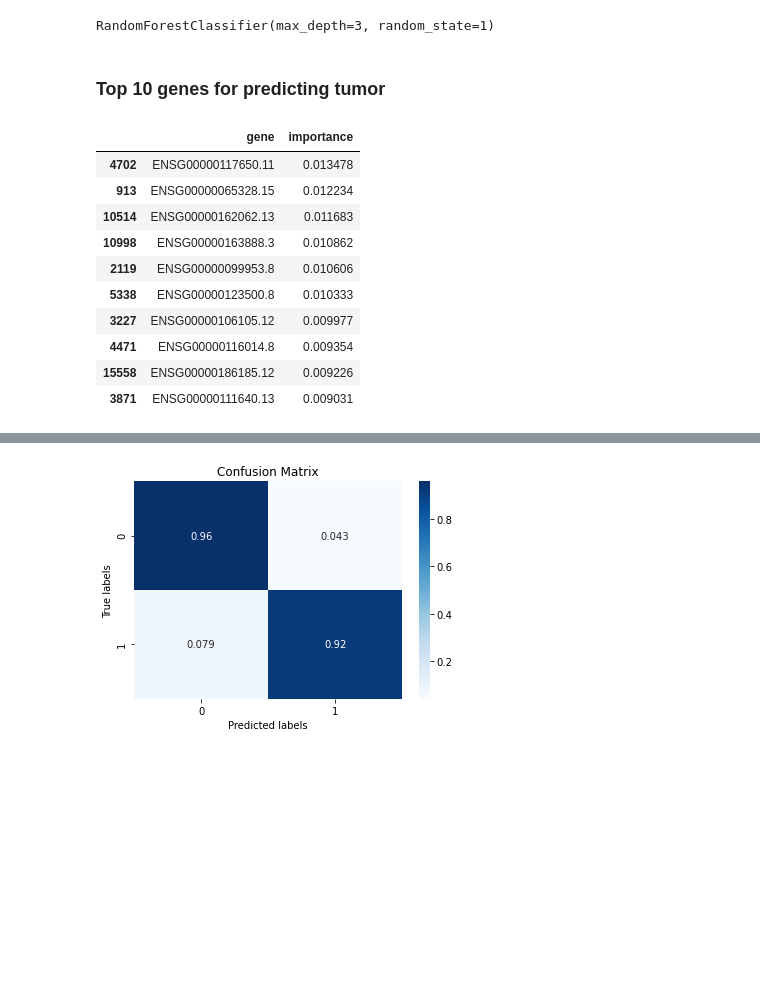
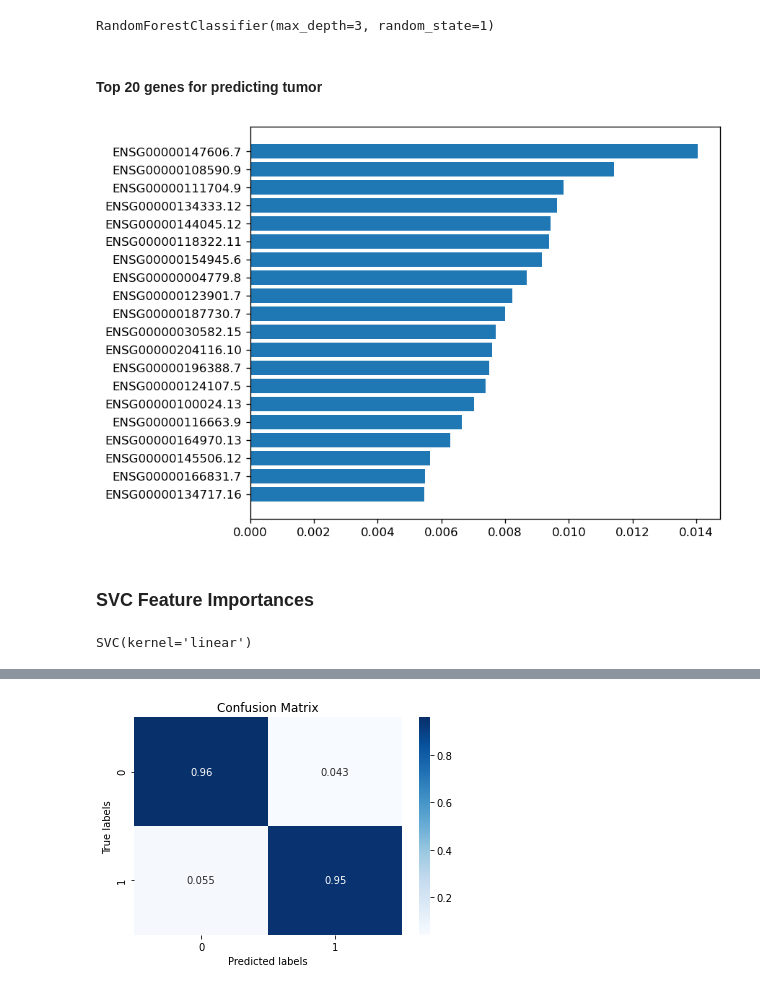
Before and after one commit to egemenpamukcu/ml-in-medicine, a Jupyter notebook: hw3/predicting-tumor.ipynb, the cells around one changed output, grey strips where cells are left out. Drawn from its saved outputs; the diff is of its cells as text; code cells hidden in the pictures; blank space fills up the shorter version.

```diff
--- a/hw3/predicting-tumor.ipynb
+++ b/hw3/predicting-tumor.ipynb
@@ -77,3 +67,15 @@ UFuncTypeError: ufunc 'multiply' did not contain a loop with signature matching
+# %%
+X_all_train, X_all_test, y_all_train, y_all_test = train_test_split(X_all, y_all,
+                                                    test_size=.25, random_state=1)
+# %%
+scaler_coding = StandardScaler()
+scaler_all = StandardScaler()
+
+X_coding_train = scaler_coding.fit_transform(X_coding_train)
+X_coding_test = scaler_coding.transform(X_coding_test)
+
+X_all_train = scaler_all.fit_transform(X_all_train)
+X_all_test = scaler_all.transform(X_all_test)
 # %% [markdown]
 # Classification
 # %% [markdown]
@@ -323,5 +324,5 @@ X_train, X_test, y_train, y_test = train_test_split(X_coding, y_coding,
 # %%
-rf.fit(X_train, y_train)
+rf.fit(X_all_train, y_all_train)
 # %% [output]
 RandomForestClassifier(max_depth=3, random_state=1)
 # %%
@@ -331,18 +332,18 @@ feature_names = list(nt_coding.columns[1:])
 # %%
 importance_df = pd.DataFrame(zip(feature_names, importances), columns=['gene', 'importance'])
 # %% [markdown]
-### Top 10 genes for predicting tumor
+#### Top 20 genes for predicting tumor
 # %%
-importance_df.sort_values('importance', ascending=False).head(10)
+top_20_rf = importance_df.sort_values('importance', ascending=False).head(20)
-# %% [output]
-|  | gene | importance |
-| 4702 | ENSG00000117650.11 | 0.013478 |
-| 913 | ENSG00000065328.15 | 0.012234 |
-| 10514 | ENSG00000162062.13 | 0.011683 |
-| 10998 | ENSG00000163888.3 | 0.010862 |
-| 2119 | ENSG00000099953.8 | 0.010606 |
-| 5338 | ENSG00000123500.8 | 0.010333 |
-| 3227 | ENSG00000106105.12 | 0.009977 |
-| 4471 | ENSG00000116014.8 | 0.009354 |
-| 15558 | ENSG00000186185.12 | 0.009226 |
-| 3871 | ENSG00000111640.13 | 0.009031 |
+# %%
+plt.figure(figsize=(7, 6), dpi=120)
+plt.barh(y=top_20_rf.gene[::-1], width=top_20_rf.importance[::-1]);
+# %% [output]
+[figure, added]
+# %% [markdown]
+### SVC Feature Importances
+# %%
+svc = SVC(kernel='linear')
+svc.fit(X_all_train, y_all_train)
+# %% [output]
+SVC(kernel='linear')
```
Also changed, not shown: parts of 73 cells of this notebook, 2 other files.
